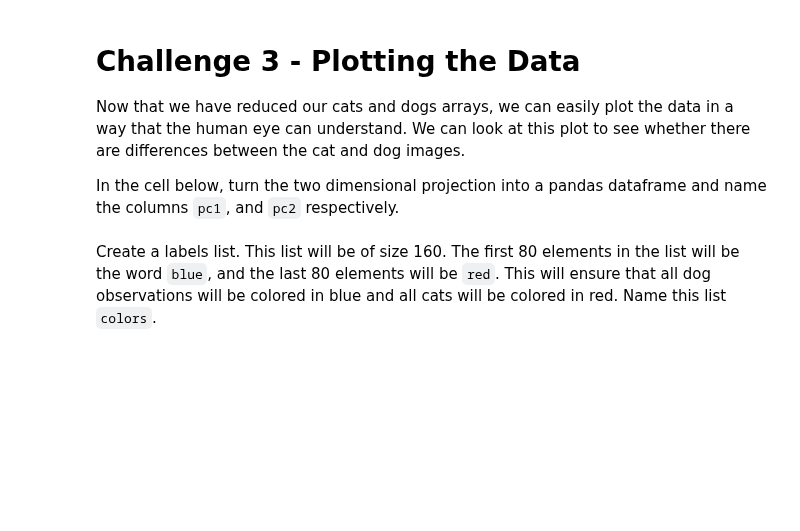
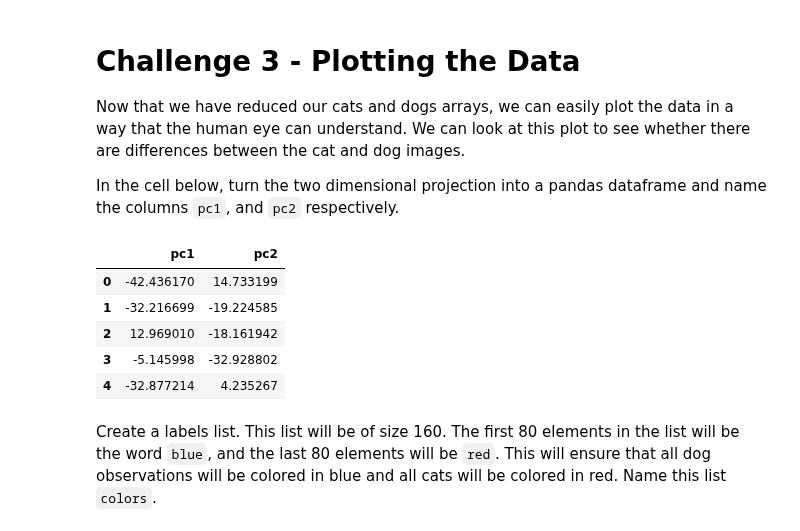
Before and after one commit to ta-datapt-bcn/lab-pca, a Jupyter notebook: your-code/main.ipynb, the cells around one changed output. Cells and saved outputs as stored; diff of their text form; code cells hidden in the pictures; blank space fills up the shorter version.

```diff
--- a/your-code/main.ipynb
+++ b/your-code/main.ipynb
@@ -65,0 +96,4 @@ Standardize the concatenated array below.
+# %%
+# Standarize combined
+cats_dogs = standardize(combined)
+cats_dogs
@@ -74,2 +123,5 @@ Load the `PCA` function from `statsmodels` (read about this function [here](http
+# %%
+# Create principal components:
+pc = PCA(cats_dogs, ncomp=2)
 # %% [markdown]
 Use `numpy` to find to transpose the standardized pet array. This will help us compute the projection.
@@ -90,2 +142,13 @@ In the cell below, turn the two dimensional projection into a pandas dataframe a
+# %%
+# create a dataframe
+pcomponents = pd.DataFrame({'pc1':npdot[:,0], 'pc2':npdot[:,1]})
+pcomponents.head()
+# %% [output]
+|  | pc1 | pc2 |
+| 0 | -42.436170 | 14.733199 |
+| 1 | -32.216699 | -19.224585 |
+| 2 | 12.969010 | -18.161942 |
+| 3 | -5.145998 | -32.928802 |
+| 4 | -32.877214 | 4.235267 |
 # %% [markdown]
 Create a labels list. This list will be of size 160. The first 80 elements in the list will be the word `blue`, and the last 80 elements will be `red`. This will ensure that all dog observations will be colored in blue and all cats will be colored in red. Name this list `colors`.
```
Also changed, not shown: parts of 25 cells of this notebook.
